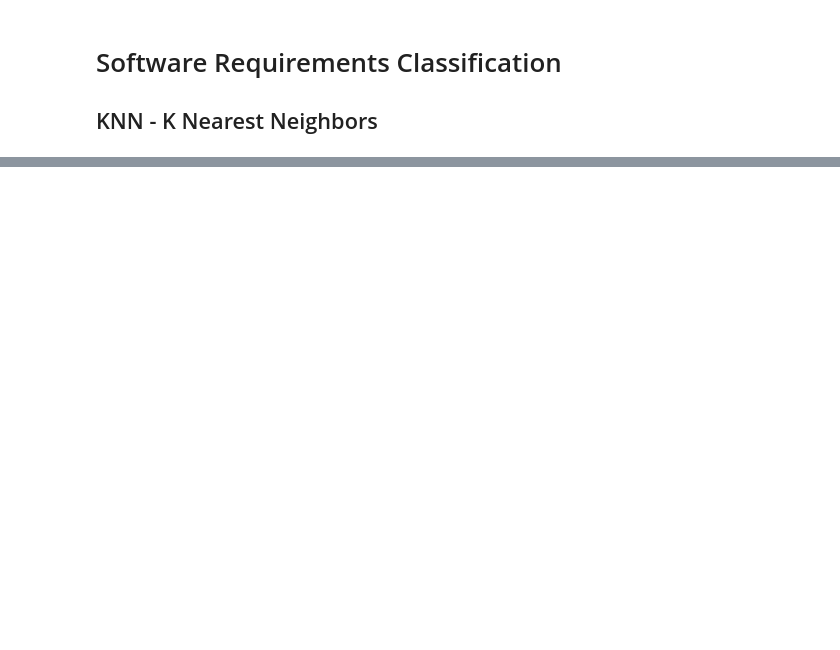
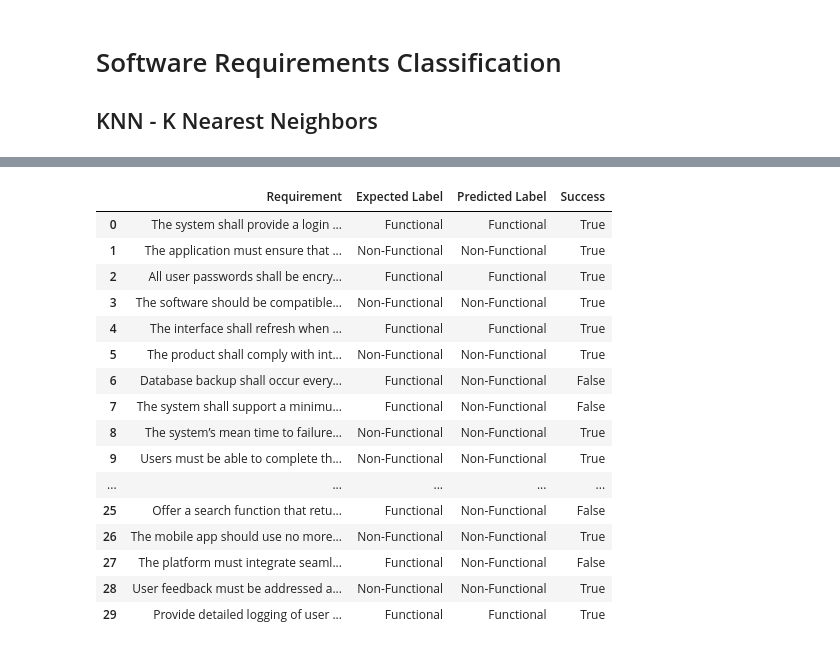
Before and after one commit to NickBres/SoftwareRequirementsClassification, a Jupyter notebook: KNN.ipynb, the cells around one changed output, grey strips where cells are left out. Drawn from its saved outputs; the diff is of its cells as text; code cells hidden in the pictures; blank space fills up the shorter version.

```diff
--- a/KNN.ipynb
+++ b/KNN.ipynb
@@ -69,0 +154,54 @@ weighted avg       0.84      0.84      0.83       391
+# %%
+examples = [
+    ("The system shall provide a login form that accepts a username and password.", 'Functional'),
+    ("The application must ensure that response times are less than 2 seconds under normal load conditions.", 'Non-Functional'),
+    ("All user passwords shall be encrypted before saving to the database.", 'Functional'),
+    ("The software should be compatible with the Windows 10 operating system.", 'Non-Functional'),
+    ("The interface shall refresh when new data is available.", 'Functional'),
+    ("The product shall comply with international accessibility standards.", 'Non-Functional'),
+    ("Database backup shall occur every 24 hours automatically.", 'Functional'),
+    ("The system shall support a minimum of 500 concurrent user connections.", 'Functional'),
+    ("The system’s mean time to failure shall be at least 10,000 hours.", 'Non-Functional'),
+    ("Users must be able to complete the primary workflow in less than three minutes.", 'Non-Functional'),
+    ("User settings must be retained for at least one year without login.", 'Non-Functional'),
+    ("The system must support multi-language interfaces.", 'Functional'),
+    ("Ensure data integrity during transaction processing.", 'Functional'),
+    ("The application should load the user dashboard within 3 seconds.", 'Non-Functional'),
+    ("Support data export to CSV and PDF formats.", 'Functional'),
+    ("Must be compatible with both iOS and Android operating systems.", 'Non-Functional'),
+    ("Implement two-factor authentication for user logins.", 'Functional'),
+    ("The application must be available 99.9% of the time.", 'Non-Functional'),
+    ("Automatically log out users after 30 minutes of inactivity.", 'Functional'),
+    ("The system must scale to support up to 10,000 users simultaneously.", 'Non-Functional'),
+    ("Provide a way to recover forgotten passwords securely.", 'Functional'),
+    ("The system must encrypt sensitive data both at rest and in transit.", 'Non-Functional'),
+    ("Support for user roles including admin, editor, and viewer.", 'Functional'),
+    ("Ensure the application interface adheres to the latest web accessibility guidelines.", 'Non-Functional'),
+    ("The software must be installable on both Windows and MacOS.", 'Non-Functional'),
+    ("Offer a search function that returns results within 2 seconds.", 'Functional'),
+    ("The mobile app should use no more than 50MB of data per hour of activity.", 'Non-Functional'),
+    ("The platform must integrate seamlessly with third-party email services.", 'Functional'),
+    ("User feedback must be addressed and incorporated within two release cycles.", 'Non-Functional'),
+    ("Provide detailed logging of user actions to support auditing requirements.", 'Functional')
+]
+# %%
+summary = summarize_predictions(examples, model, vectorizer)
+summary
+# %% [output]
+|  | Requirement | Expected Label | Predicted Label | Success |
+| 0 | The system shall provide a login ... | Functional | Functional | True |
+| 1 | The application must ensure that ... | Non-Functional | Non-Functional | True |
+| 2 | All user passwords shall be encry... | Functional | Functional | True |
+| 3 | The software should be compatible... | Non-Functional | Non-Functional | True |
+| 4 | The interface shall refresh when ... | Functional | Functional | True |
+| 5 | The product shall comply with int... | Non-Functional | Non-Functional | True |
+| 6 | Database backup shall occur every... | Functional | Non-Functional | False |
+| 7 | The system shall support a minimu... | Functional | Non-Functional | False |
+| 8 | The system’s mean time to failure... | Non-Functional | Non-Functional | True |
+| 9 | Users must be able to complete th... | Non-Functional | Non-Functional | True |
+| ... | ... | ... | ... | ... |
+| 25 | Offer a search function that retu... | Functional | Non-Functional | False |
+| 26 | The mobile app should use no more... | Non-Functional | Non-Functional | True |
+| 27 | The platform must integrate seaml... | Functional | Non-Functional | False |
+| 28 | User feedback must be addressed a... | Non-Functional | Non-Functional | True |
+| 29 | Provide detailed logging of user ... | Functional | Functional | True |
```
Also changed, not shown: parts of 12 cells of this notebook.
